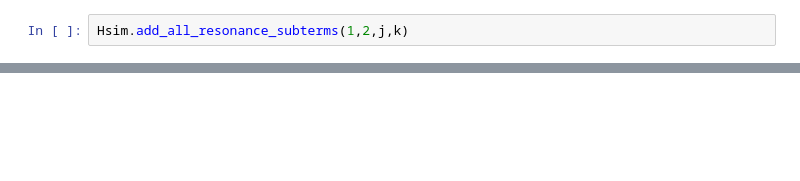
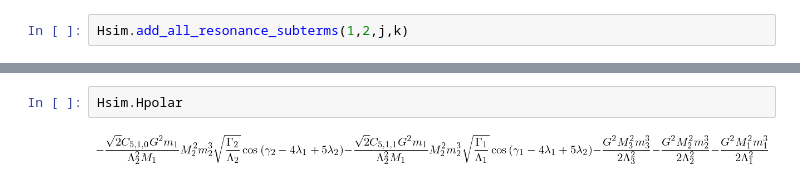
Before and after one commit to shadden/celmech, a Jupyter notebook: jupyter_examples/HamiltonianPoincare.ipynb, the cells around one changed output, grey strips where cells are left out. Saved outputs shown, nothing was run; the diff lists cells and outputs as text; blank space fills up the shorter version.

```diff
--- a/jupyter_examples/HamiltonianPoincare.ipynb
+++ b/jupyter_examples/HamiltonianPoincare.ipynb
@@ -58,3 +38,7 @@ Hsim.H
+# %%
+Hsim.Hpolar
+# %% [output]
+[figure, added]
 # %%
 Hsim.NH
 # %% [output]
```
Also changed, not shown: parts of 15 cells of this notebook, 6 other files.
